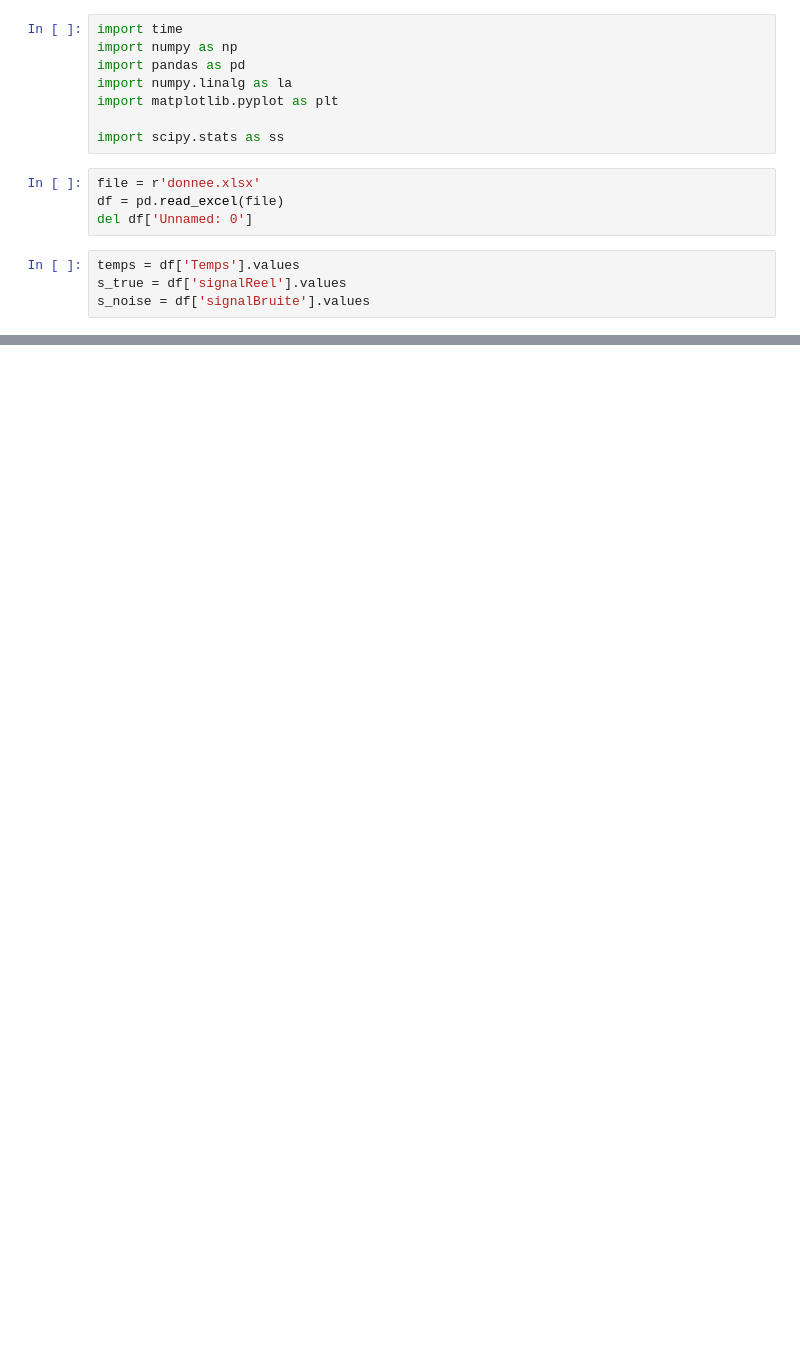
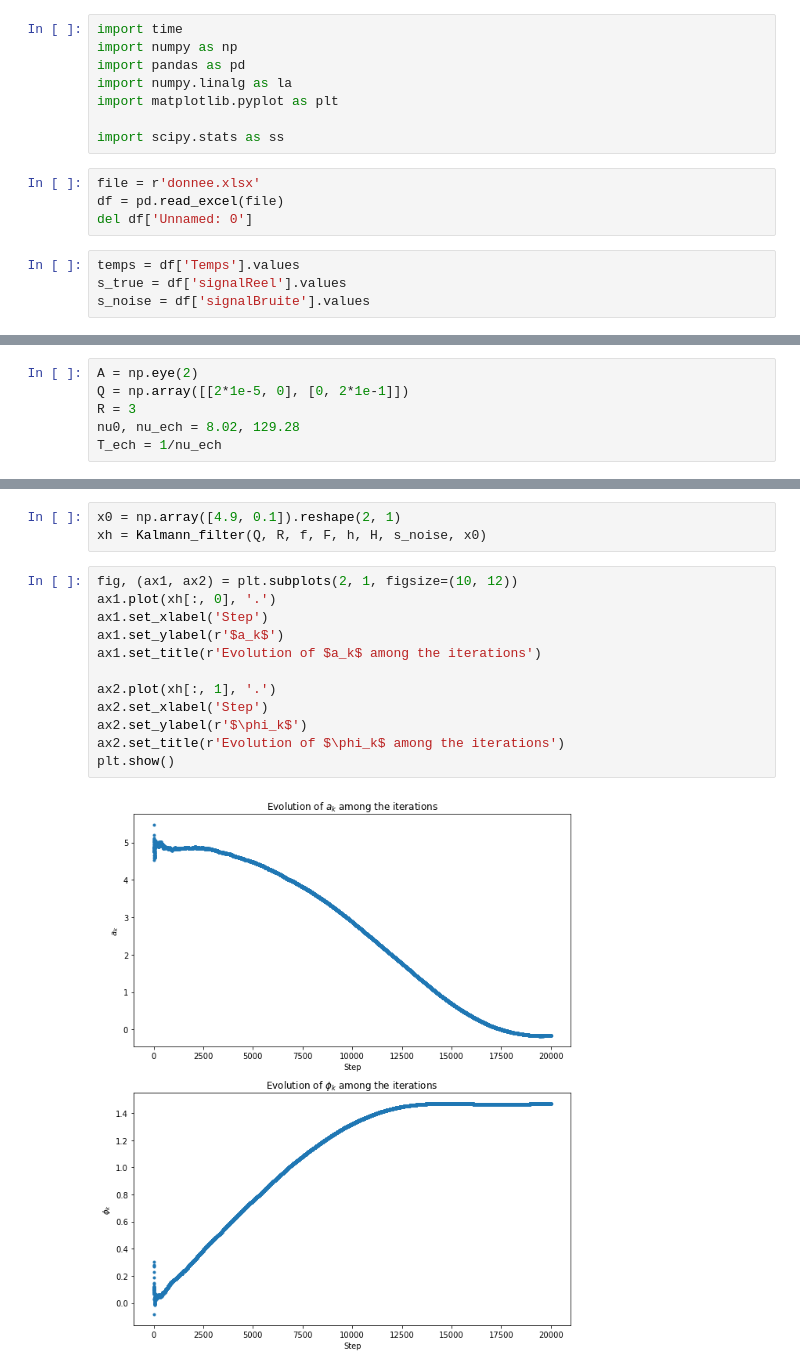
Before and after one commit to LoanSarazin/sdia-estimation, a Jupyter notebook: TP5/TP5_SARAZIN.ipynb, the cells around one changed output, grey strips where cells are left out. Drawn from its saved outputs; the diff is of its cells as text; blank space fills up the shorter version.

```diff
--- a/TP5/TP5_SARAZIN.ipynb
+++ b/TP5/TP5_SARAZIN.ipynb
@@ -59,0 +27,6 @@ def Kalmann_filter(Q, R, f, F, h, H, z, x0) :
+# %%
+A = np.eye(2)
+Q = np.array([[2*1e-5, 0], [0, 2*1e-1]])
+R = 3
+nu0, nu_ech = 8.02, 129.28
+T_ech = 1/nu_ech
@@ -59,0 +78,17 @@ def Kalmann_filter(Q, R, f, F, h, H, z, x0) :
+# %%
+x0 = np.array([4.9, 0.1]).reshape(2, 1)
+xh = Kalmann_filter(Q, R, f, F, h, H, s_noise, x0)
+# %%
+fig, (ax1, ax2) = plt.subplots(2, 1, figsize=(10, 12))
+ax1.plot(xh[:, 0], '.')
+ax1.set_xlabel('Step')
+ax1.set_ylabel(r'$a_k$')
+ax1.set_title(r'Evolution of $a_k$ among the iterations')
+
+ax2.plot(xh[:, 1], '.')
+ax2.set_xlabel('Step')
+ax2.set_ylabel(r'$\phi_k$')
+ax2.set_title(r'Evolution of $\phi_k$ among the iterations')
+plt.show()
+# %% [output]
+[figure, added]
```
Also changed, not shown: parts of 3 cells of this notebook.
